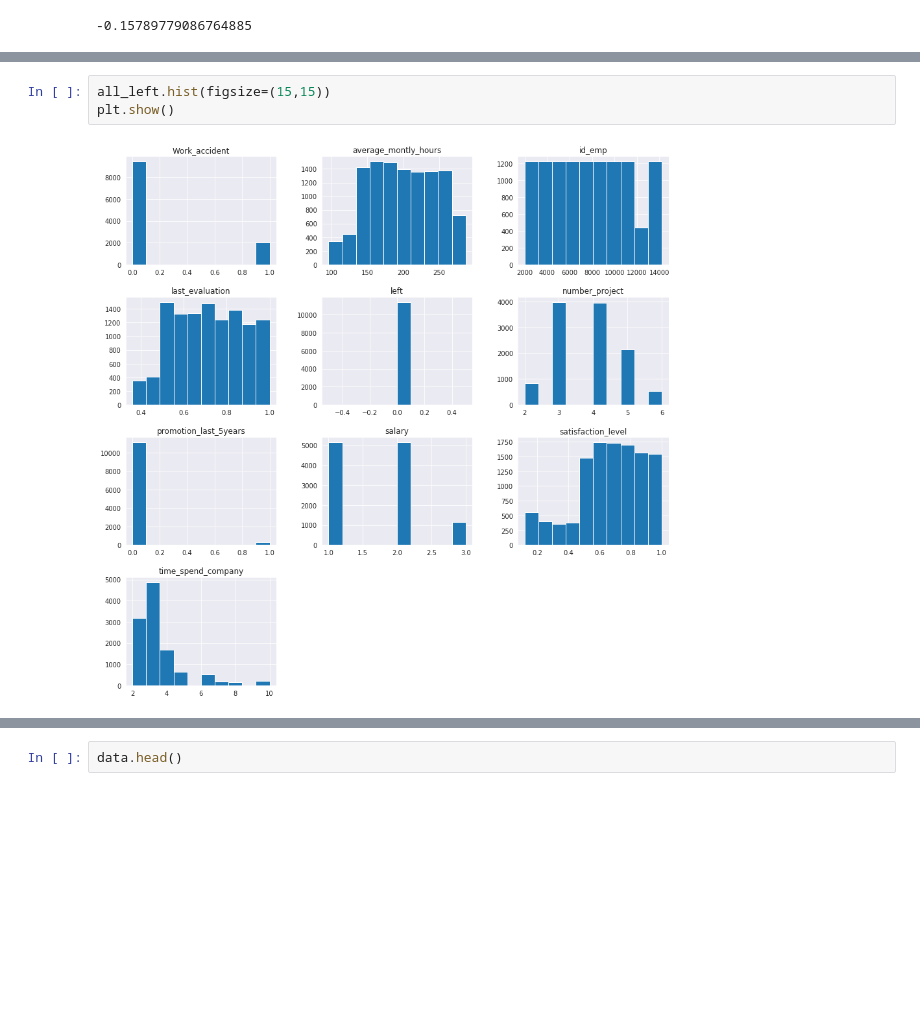
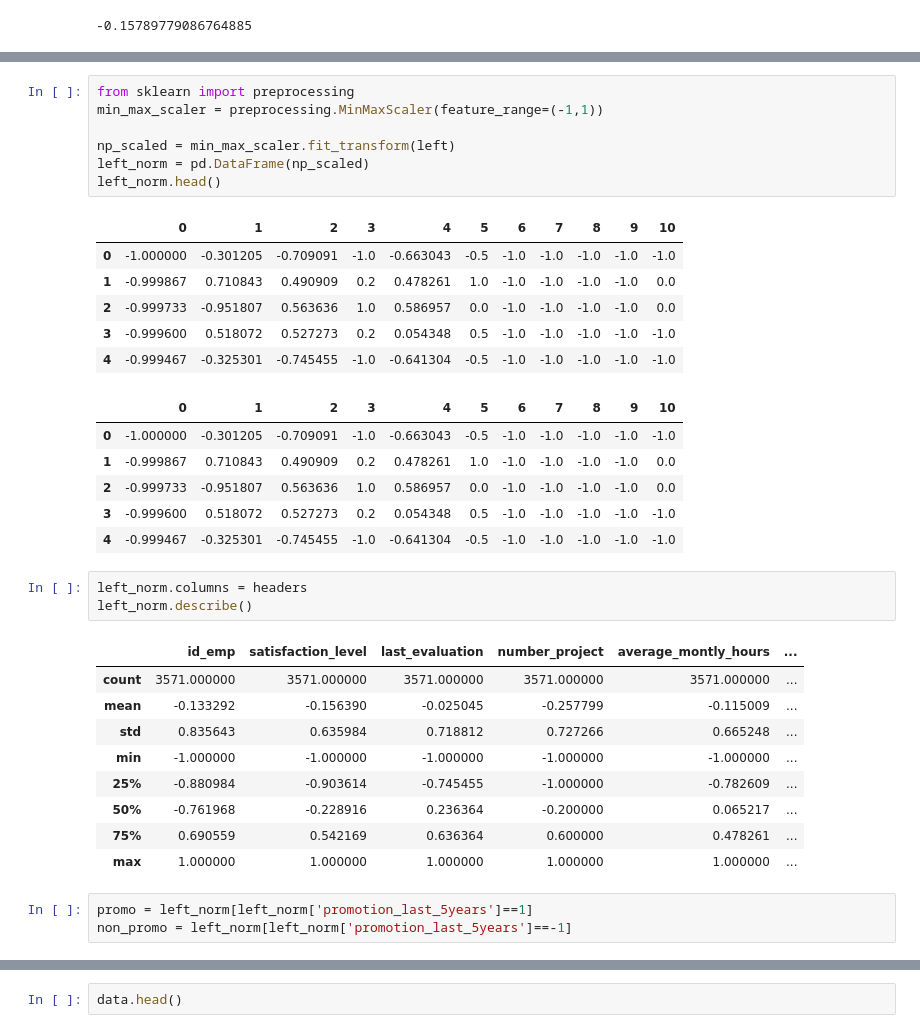
Before and after one commit to Geringer13/Netology_pyda, a Jupyter notebook: Diploma_work.ipynb, the cells around one changed output, grey strips where cells are left out. Saved outputs shown, nothing was run; the diff lists cells and outputs as text; blank space fills up the shorter version.

```diff
--- a/Diploma_work.ipynb
+++ b/Diploma_work.ipynb
@@ -681,5 +721,36 @@ plt.show()
-# %%
-all_left.hist(figsize=(15,15))
-plt.show()
-# %% [output]
-[figure, removed]
+# %%
+from sklearn import preprocessing
+min_max_scaler = preprocessing.MinMaxScaler(feature_range=(-1,1))
+
+np_scaled = min_max_scaler.fit_transform(left)
+left_norm = pd.DataFrame(np_scaled)
+left_norm.head()
+# %% [output]
+|  | 0 | 1 | 2 | 3 | 4 | 5 | 6 | 7 | 8 | 9 | 10 |
+| 0 | -1.000000 | -0.301205 | -0.709091 | -1.0 | -0.663043 | -0.5 | -1.0 | -1.0 | -1.0 | -1.0 | -1.0 |
+| 1 | -0.999867 | 0.710843 | 0.490909 | 0.2 | 0.478261 | 1.0 | -1.0 | -1.0 | -1.0 | -1.0 | 0.0 |
+| 2 | -0.999733 | -0.951807 | 0.563636 | 1.0 | 0.586957 | 0.0 | -1.0 | -1.0 | -1.0 | -1.0 | 0.0 |
+| 3 | -0.999600 | 0.518072 | 0.527273 | 0.2 | 0.054348 | 0.5 | -1.0 | -1.0 | -1.0 | -1.0 | -1.0 |
+| 4 | -0.999467 | -0.325301 | -0.745455 | -1.0 | -0.641304 | -0.5 | -1.0 | -1.0 | -1.0 | -1.0 | -1.0 |
+|  | 0 | 1 | 2 | 3 | 4 | 5 | 6 | 7 | 8 | 9 | 10 |
+| 0 | -1.000000 | -0.301205 | -0.709091 | -1.0 | -0.663043 | -0.5 | -1.0 | -1.0 | -1.0 | -1.0 | -1.0 |
+| 1 | -0.999867 | 0.710843 | 0.490909 | 0.2 | 0.478261 | 1.0 | -1.0 | -1.0 | -1.0 | -1.0 | 0.0 |
+| 2 | -0.999733 | -0.951807 | 0.563636 | 1.0 | 0.586957 | 0.0 | -1.0 | -1.0 | -1.0 | -1.0 | 0.0 |
+| 3 | -0.999600 | 0.518072 | 0.527273 | 0.2 | 0.054348 | 0.5 | -1.0 | -1.0 | -1.0 | -1.0 | -1.0 |
+| 4 | -0.999467 | -0.325301 | -0.745455 | -1.0 | -0.641304 | -0.5 | -1.0 | -1.0 | -1.0 | -1.0 | -1.0 |
+# %%
+left_norm.columns = headers
+left_norm.describe()
+# %% [output]
+|  | id_emp | satisfaction_level | last_evaluation | number_project | average_montly_hours | ... |
+| count | 3571.000000 | 3571.000000 | 3571.000000 | 3571.000000 | 3571.000000 | ... |
+| mean | -0.133292 | -0.156390 | -0.025045 | -0.257799 | -0.115009 | ... |
+| std | 0.835643 | 0.635984 | 0.718812 | 0.727266 | 0.665248 | ... |
+| min | -1.000000 | -1.000000 | -1.000000 | -1.000000 | -1.000000 | ... |
+| 25% | -0.880984 | -0.903614 | -0.745455 | -1.000000 | -0.782609 | ... |
+| 50% | -0.761968 | -0.228916 | 0.236364 | -0.200000 | 0.065217 | ... |
+| 75% | 0.690559 | 0.542169 | 0.636364 | 0.600000 | 0.478261 | ... |
+| max | 1.000000 | 1.000000 | 1.000000 | 1.000000 | 1.000000 | ... |
+# %%
+promo = left_norm[left_norm['promotion_last_5years']==1]
+non_promo = left_norm[left_norm['promotion_last_5years']==-1]
```
Also changed, not shown: parts of 17 cells of this notebook.
